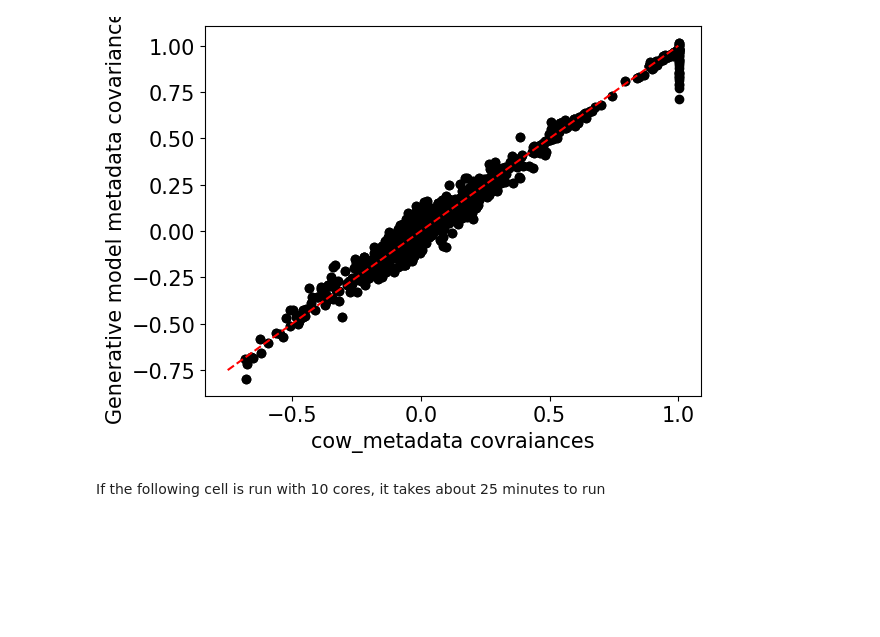
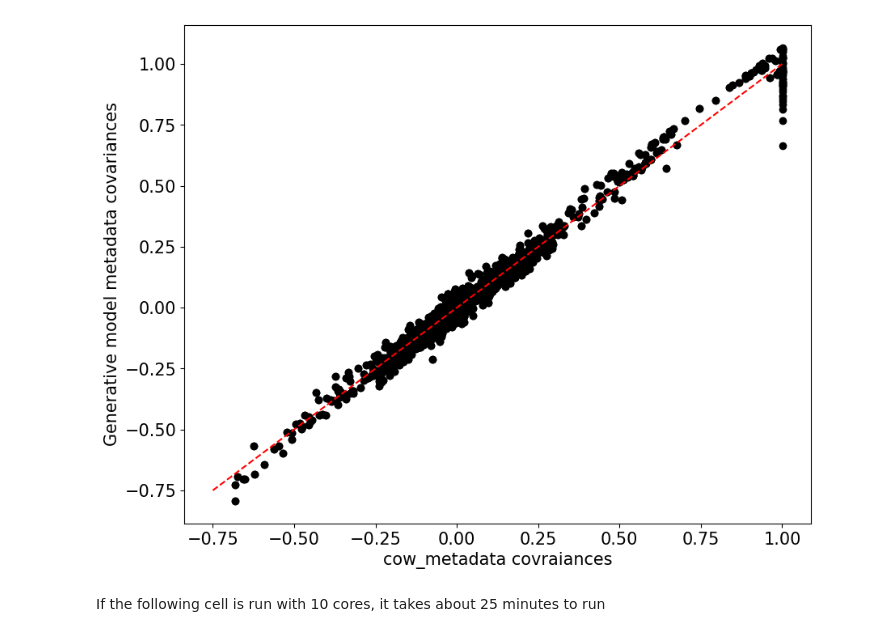
Before and after one commit to karthik-yale/host_microbe, a Jupyter notebook: fig_3.ipynb, the cells around one changed output. Drawn from its saved outputs; the diff is of its cells as text; code cells hidden in the pictures; blank space fills up the shorter version.

```diff
--- a/fig_3.ipynb
+++ b/fig_3.ipynb
@@ -112,13 +114,14 @@ plt.show()
 # %%
 x = np.linspace(-0.75, 1, 100)
+plt.figure(figsize=(10, 8))
 plt.plot(x, x, '--', color='red')
 plt.scatter(np.cov(obj.metadata_z_scored, rowvar=False), np.cov(obj.gm_meta, rowvar=False), color='black')
 plt.xlabel('cow_metadata covraiances')
 plt.ylabel('Generative model metadata covariances')
-plt.savefig('figures/SI_7_c.pdf', format='pdf')
+# plt.savefig('figures/SI_7_c.pdf', format='pdf')
 plt.show()
 # %% [output]
-[figure, old version]
+[figure, new version]
 # %% [markdown]
 If the following cell is run with 10 cores, it takes about 25 minutes to run
 # %%
```
Also changed, not shown: parts of 14 cells of this notebook.
